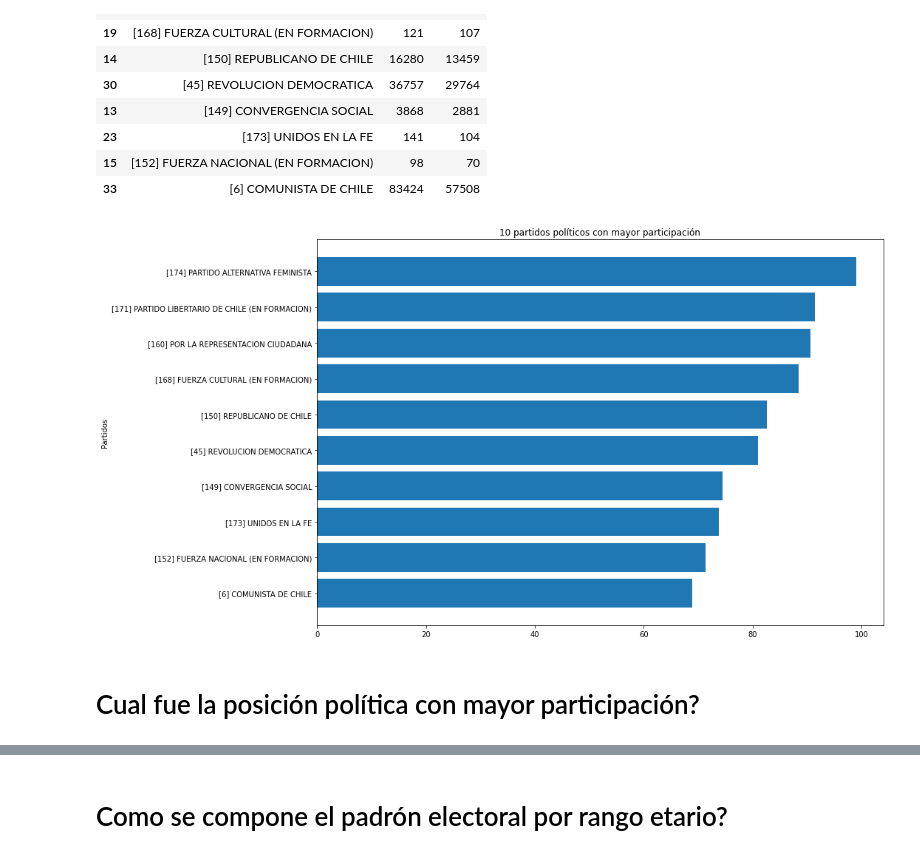
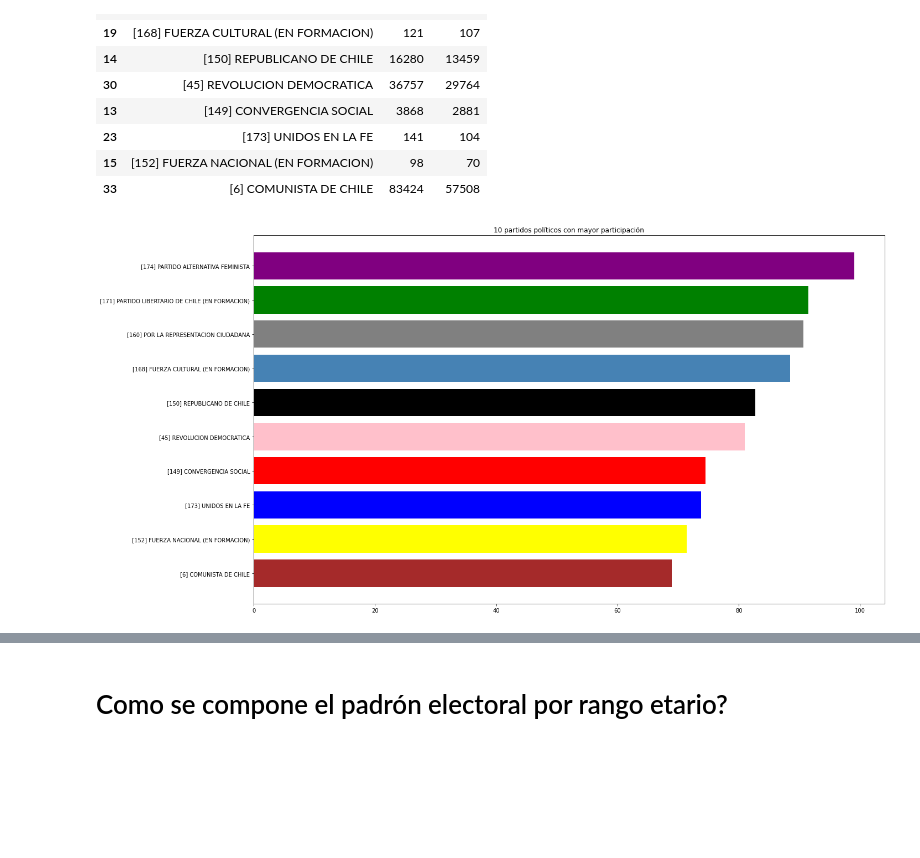
Before and after one commit to framirezv/proyecto-portafolio, a Jupyter notebook: notebooks/EDA_plebiscito_chile.ipynb, the cells around one changed output, grey strips where cells are left out. Cells and saved outputs as stored; diff of their text form; code cells hidden in the pictures; blank space fills up the shorter version.

```diff
--- a/notebooks/EDA_plebiscito_chile.ipynb
+++ b/notebooks/EDA_plebiscito_chile.ipynb
@@ -85,37 +96,34 @@ df_mayor_pp= df_mayor_pp.sort_values('participacion',ascending=True)
 
 
 labels = df_mayor_pp['Partido'].reset_index()
 
 
 #Obtenemos la posicion de cada etiqueta en el eje de X
 y = np.arange(len(labels))
 #tamaño de cada barra
 width = 0.2
 
-fig, ax = plt.subplots(figsize=(15, 8))
+fig, ax = plt.subplots(figsize=(20, 10))
 
 #Generamos las barras para cada categoría
-rects1 = ax.barh(df_mayor_pp['Partido'],df_mayor_pp['participacion'])
+rects1 = ax.barh(df_mayor_pp['Partido'],df_mayor_pp['participacion'],color=['brown','yellow','blue','red','pink','black','steelblue','gray','green','purple'])
 
 
 
 #Añadimos las etiquetas de identificacion de valores en el grafico
-ax.set_ylabel('Partidos')
+#ax.set_ylabel('Partidos')
 ax.set_title('10 partidos políticos con mayor participación')
 ax.set_yticks(y)
-ax.set_yticklabels(labels['Partido'])
 #Añadimos un legen() esto permite mmostrar con colores a que pertence cada valor.
 #ax.legend()
 
 #Añadimos las etiquetas para cada barra
 #autolabel(rects1)
 fig.tight_layout()
 plt.savefig('test.png')
 #Mostramos la grafica con el metodo show()
 
 
 plt.show()
 # %% [output]
-[figure, old version]
+[figure, new version]
-# %% [markdown]
-# Cual fue la posición política con mayor participación?
```
Also changed, not shown: parts of 12 cells of this notebook, 8 other files.
